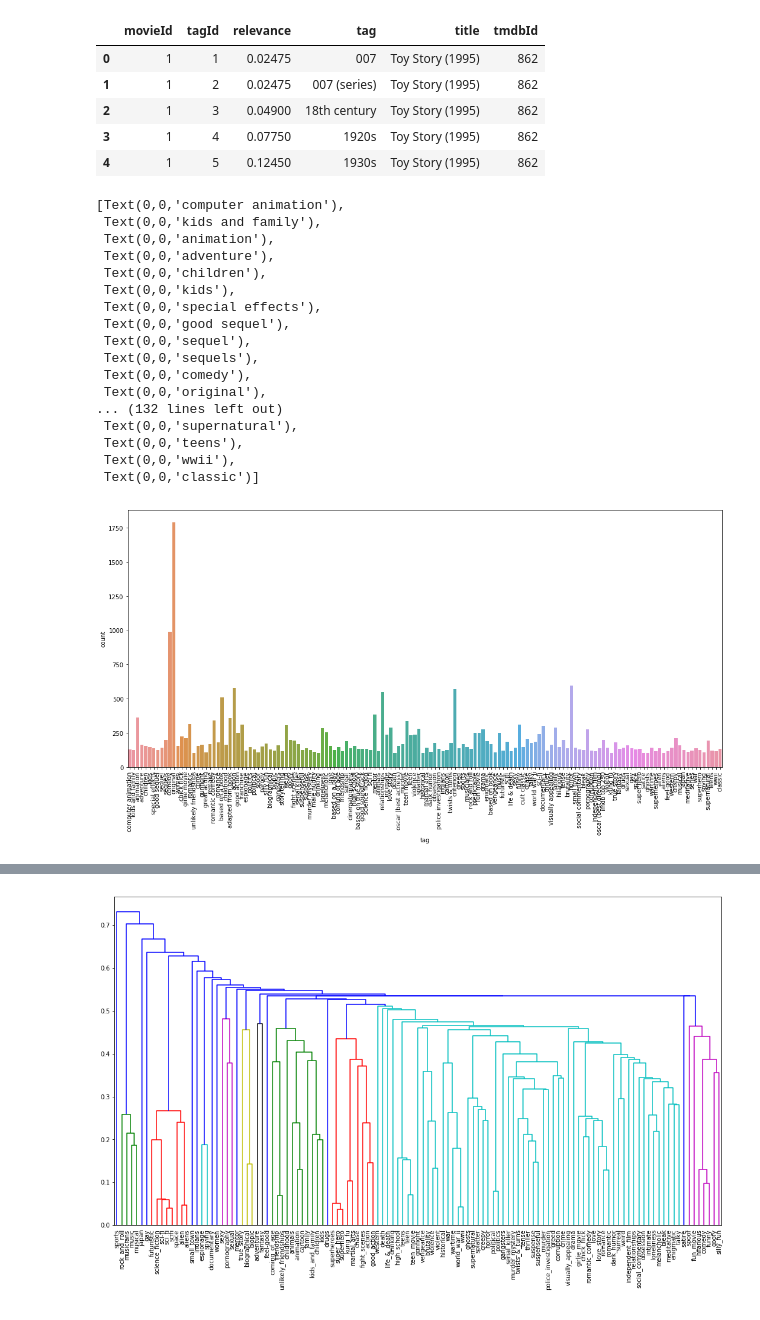
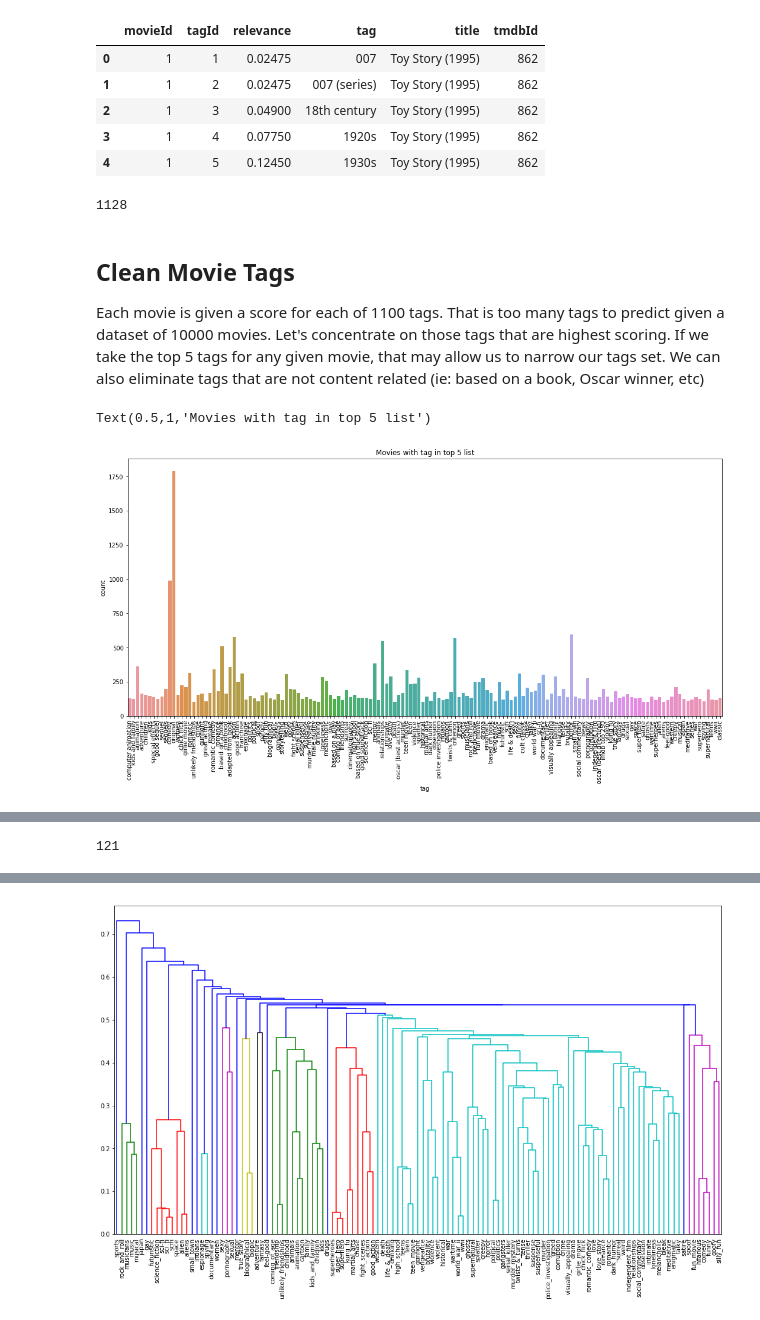
Before and after one commit to Darrkong/movie_poster_analysis, a Jupyter notebook: Movie_overview_analysis.ipynb, the cells around one changed output, grey strips where cells are left out. Drawn from its saved outputs; the diff is of its cells as text; code cells hidden in the pictures.

Commit message:
movie overviews

```diff
--- a/Movie_overview_analysis.ipynb
+++ b/Movie_overview_analysis.ipynb
@@ -68,40 +87,33 @@ genome_tags.head()
 | 2 | 1 | 3 | 0.04900 | 18th century | Toy Story (1995) | 862 |
 | 3 | 1 | 4 | 0.07750 | 1920s | Toy Story (1995) | 862 |
 | 4 | 1 | 5 | 0.12450 | 1930s | Toy Story (1995) | 862 |
+# %%
+genome_tags['tag'].nunique()
+# %% [output]
+1128
+# %% [markdown]
+## Clean Movie Tags
+
+Each movie is given a score for each of 1100 tags.  That is too many tags to predict given a dataset of 10000 movies.  Let's concentrate on those tags that are highest scoring.  If we take the top 5 tags for any given movie, that may allow us to narrow our tags set. We can also eliminate tags that are not content related (ie: based on a book, Oscar winner, etc)
 # %%
 #get top 5 tags per movie
 top5 = genome_tags.sort_values(by=['movieId', 'relevance', 'tagId'], ascending = [True, False, True]).groupby('movieId').head(5)
 top5.head()
 
 #Get list of top 5 tags
 tagslist = top5.tag.value_counts()
 tagslist = tagslist[tagslist > 100]
 tagslist = list(tagslist.index.values)
 
 top5 = top5.loc[top5['tag'].isin(tagslist)]
 
 fig, ax = plt.subplots(figsize=(18,8))
 ax = sns.countplot(x = "tag", data = top5)
 ax.set_xticklabels(ax.get_xticklabels(), rotation=90)
+ax.set_title("Movies with tag in top 5 list")
 # %% [output]
-[Text(0,0,'computer animation'),
- Text(0,0,'kids and family'),
- Text(0,0,'animation'),
- Text(0,0,'adventure'),
- Text(0,0,'children'),
- Text(0,0,'kids'),
- Text(0,0,'special effects'),
- Text(0,0,'good sequel'),
- Text(0,0,'sequel'),
- Text(0,0,'sequels'),
- Text(0,0,'comedy'),
- Text(0,0,'original'),
-... (132 lines left out)
- Text(0,0,'supernatural'),
- Text(0,0,'teens'),
- Text(0,0,'wwii'),
- Text(0,0,'classic')]
+Text(0.5,1,'Movies with tag in top 5 list')
-[figure, old version]
+[figure, new version]
 # %%
 #keep tags that are in top5 for any movie
 genome_tags = genome_tags.loc[genome_tags['tag'].isin(tagslist)]
@@ -152,3 +164,7 @@ genome_tags.head()
 | 4 | 0.13825 | 0.12975 | 0.02375 | 0.02975 | 0.13075 | 0.04450 | 0.03150 | 0.03175 | 0.05075 | 0.31475 | ... |
 | 5 | 0.15475 | 0.15250 | 0.03225 | 0.03500 | 0.12850 | 0.02675 | 0.05625 | 0.03800 | 0.06125 | 0.26600 | ... |
 5 rows × 121 columns
+# %%
+genome_tags.shape[1]
+# %% [output]
+121
```
Also changed, not shown: parts of 61 cells of this notebook.
